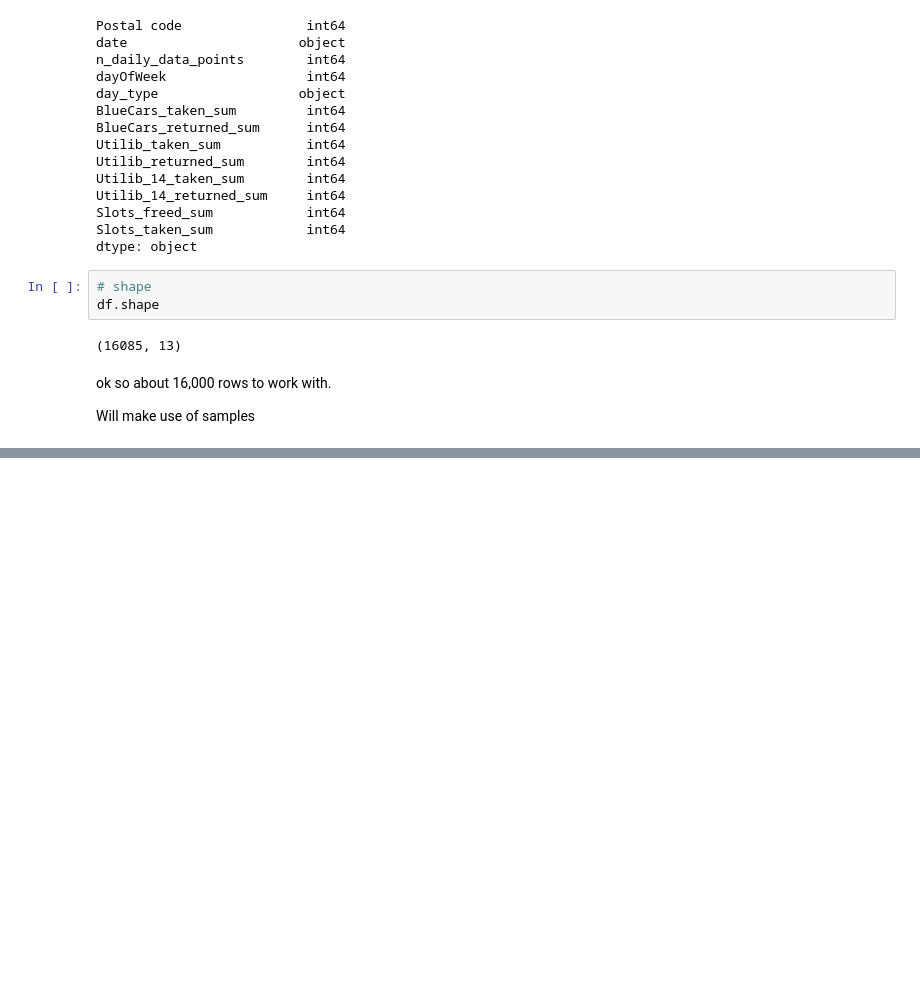
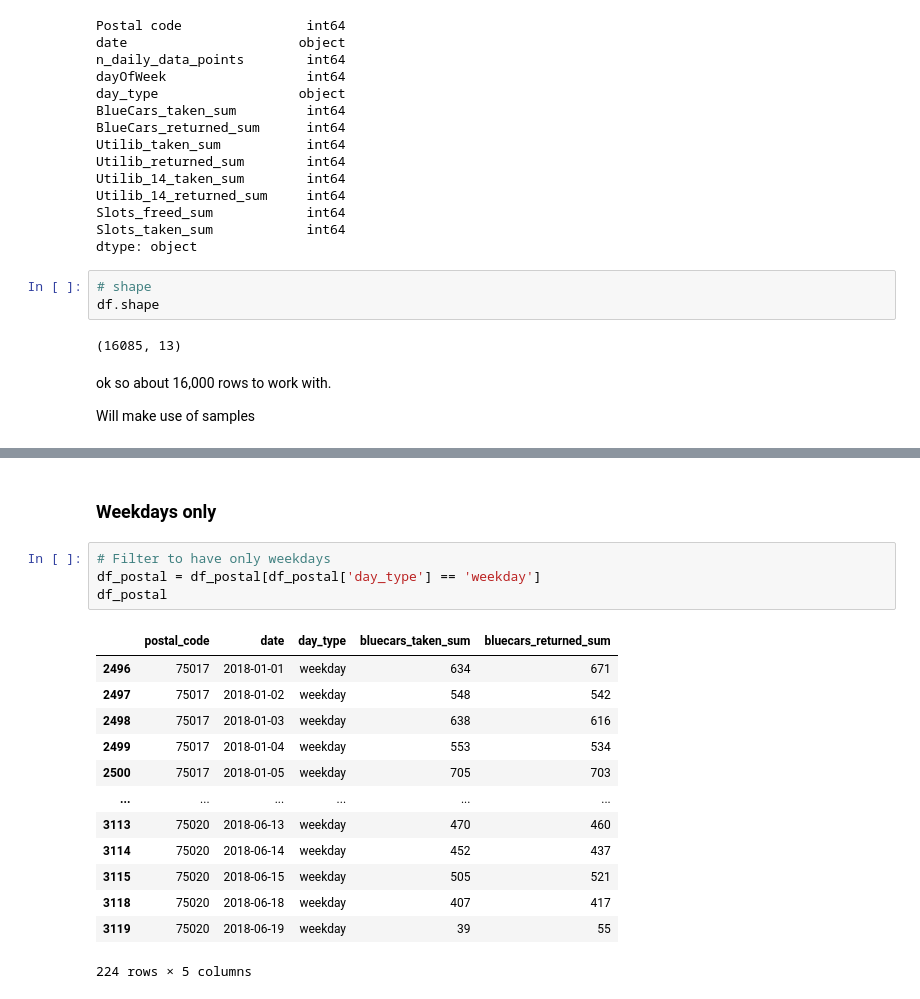
Before and after one commit to mbururyan/Autolib-Hypothesis-Testing, a Jupyter notebook: autolib.ipynb, the cells around one changed output, grey strips where cells are left out. Cells and saved outputs as stored; diff of their text form; blank space fills up the shorter version.

```diff
--- a/autolib.ipynb
+++ b/autolib.ipynb
@@ -60,0 +180,20 @@ Will make use of samples
+# %% [markdown]
+### Weekdays only
+# %%
+# Filter to have only weekdays
+df_postal = df_postal[df_postal['day_type'] == 'weekday']
+df_postal
+# %% [output]
+|  | postal_code | date | day_type | bluecars_taken_sum | bluecars_returned_sum |
+| 2496 | 75017 | 2018-01-01 | weekday | 634 | 671 |
+| 2497 | 75017 | 2018-01-02 | weekday | 548 | 542 |
+| 2498 | 75017 | 2018-01-03 | weekday | 638 | 616 |
+| 2499 | 75017 | 2018-01-04 | weekday | 553 | 534 |
+| 2500 | 75017 | 2018-01-05 | weekday | 705 | 703 |
+| ... | ... | ... | ... | ... | ... |
+| 3113 | 75020 | 2018-06-13 | weekday | 470 | 460 |
+| 3114 | 75020 | 2018-06-14 | weekday | 452 | 437 |
+| 3115 | 75020 | 2018-06-15 | weekday | 505 | 521 |
+| 3118 | 75020 | 2018-06-18 | weekday | 407 | 417 |
+| 3119 | 75020 | 2018-06-19 | weekday | 39 | 55 |
+224 rows × 5 columns
```
Also changed, not shown: parts of 29 cells of this notebook.
